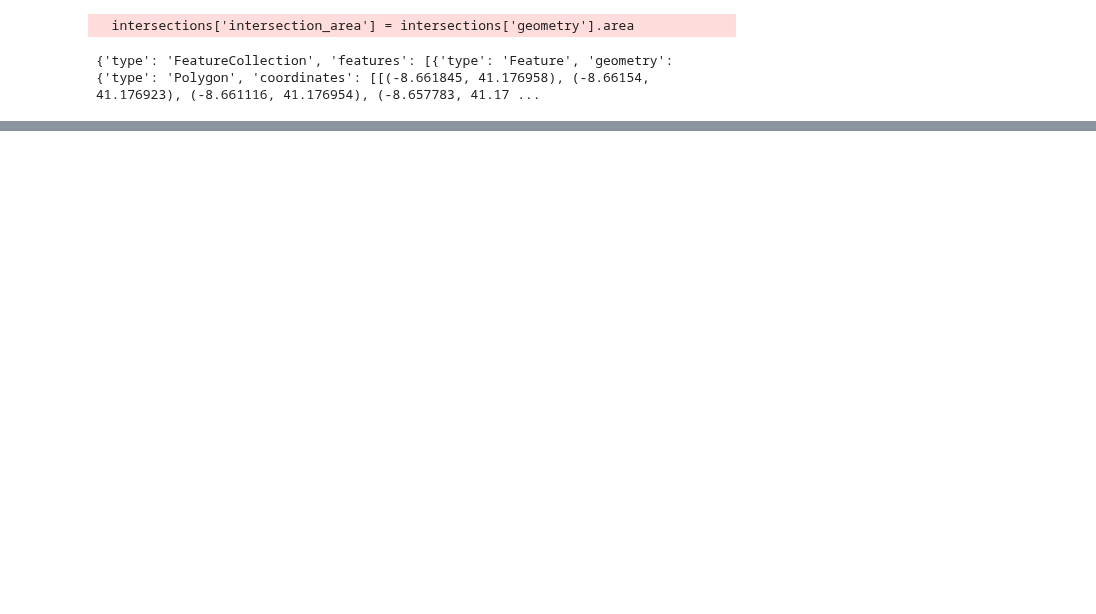
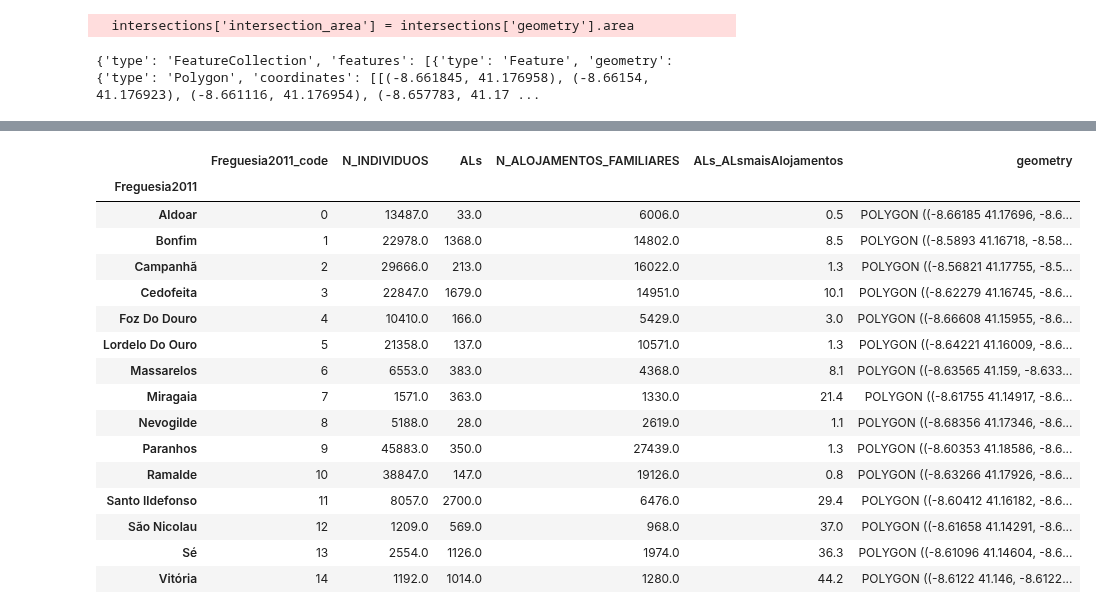
Before and after one commit to drowninginc/desalojamento, a Jupyter notebook: final_python/final.ipynb, the cells around one changed output, grey strips where cells are left out. Cells and saved outputs as stored; diff of their text form; code cells hidden in the pictures; blank space fills up the shorter version.

```diff
--- a/final_python/final.ipynb
+++ b/final_python/final.ipynb
@@ -455,0 +357,20 @@ print(rnal_filtered[rnal_filtered["host_listings_number"] == 1].shape[0])
+# %%
+freguesias21.head(20)
+# %% [output]
+|  | Freguesia2011_code | N_INDIVIDUOS | ALs | N_ALOJAMENTOS_FAMILIARES | ALs_ALsmaisAlojamentos | geometry |
+| Freguesia2011 |  |  |  |  |  |  |
+| Aldoar | 0 | 13487.0 | 33.0 | 6006.0 | 0.5 | POLYGON ((-8.66185 41.17696, -8.6... |
+| Bonfim | 1 | 22978.0 | 1368.0 | 14802.0 | 8.5 | POLYGON ((-8.5893 41.16718, -8.58... |
+| Campanhã | 2 | 29666.0 | 213.0 | 16022.0 | 1.3 | POLYGON ((-8.56821 41.17755, -8.5... |
+| Cedofeita | 3 | 22847.0 | 1679.0 | 14951.0 | 10.1 | POLYGON ((-8.62279 41.16745, -8.6... |
+| Foz Do Douro | 4 | 10410.0 | 166.0 | 5429.0 | 3.0 | POLYGON ((-8.66608 41.15955, -8.6... |
+| Lordelo Do Ouro | 5 | 21358.0 | 137.0 | 10571.0 | 1.3 | POLYGON ((-8.64221 41.16009, -8.6... |
+| Massarelos | 6 | 6553.0 | 383.0 | 4368.0 | 8.1 | POLYGON ((-8.63565 41.159, -8.633... |
+| Miragaia | 7 | 1571.0 | 363.0 | 1330.0 | 21.4 | POLYGON ((-8.61755 41.14917, -8.6... |
+| Nevogilde | 8 | 5188.0 | 28.0 | 2619.0 | 1.1 | POLYGON ((-8.68356 41.17346, -8.6... |
+| Paranhos | 9 | 45883.0 | 350.0 | 27439.0 | 1.3 | POLYGON ((-8.60353 41.18586, -8.6... |
+| Ramalde | 10 | 38847.0 | 147.0 | 19126.0 | 0.8 | POLYGON ((-8.63266 41.17926, -8.6... |
+| Santo Ildefonso | 11 | 8057.0 | 2700.0 | 6476.0 | 29.4 | POLYGON ((-8.60412 41.16182, -8.6... |
+| São Nicolau | 12 | 1209.0 | 569.0 | 968.0 | 37.0 | POLYGON ((-8.61658 41.14291, -8.6... |
+| Sé | 13 | 2554.0 | 1126.0 | 1974.0 | 36.3 | POLYGON ((-8.61096 41.14604, -8.6... |
+| Vitória | 14 | 1192.0 | 1014.0 | 1280.0 | 44.2 | POLYGON ((-8.6122 41.146, -8.6122... |
```
Also changed, not shown: parts of 10 cells of this notebook, 16 other files.
